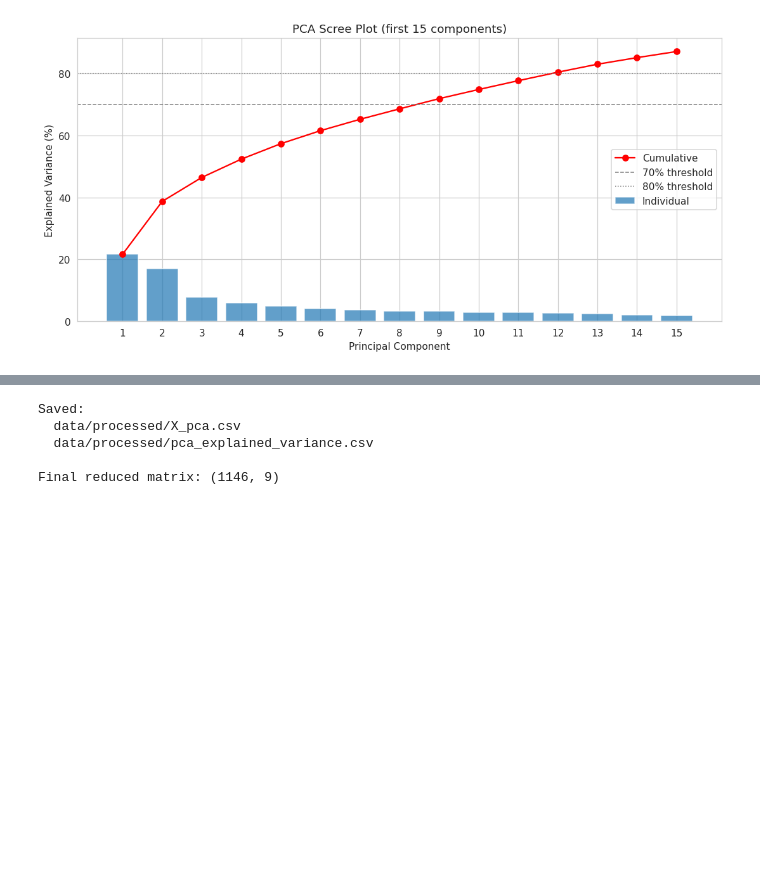
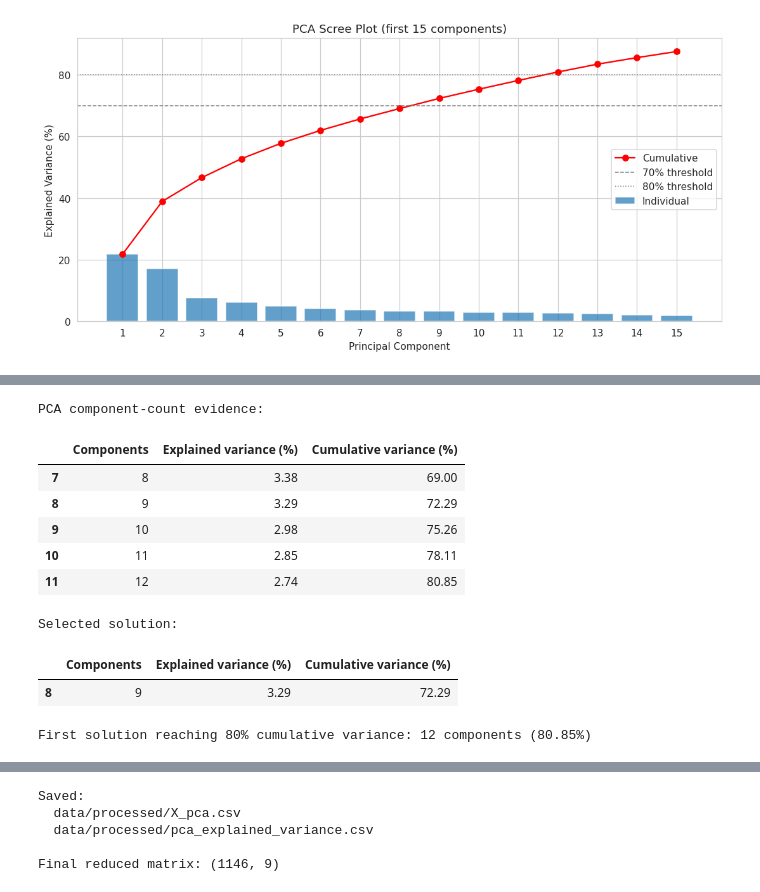
Before and after one commit to Massaquoi716/iu-unsupervisedML-caseStudy, a Jupyter notebook: notebooks/03_feature_engineering_dimensionality_reduction.ipynb, the cells around one changed output, grey strips where cells are left out. Drawn from its saved outputs; the diff is of its cells as text; code cells hidden in the pictures; blank space fills up the shorter version.

```diff
--- a/notebooks/03_feature_engineering_dimensionality_reduction.ipynb
+++ b/notebooks/03_feature_engineering_dimensionality_reduction.ipynb
@@ -301,0 +363,58 @@ Cumulative variance retained: 71.84%
+# %%
+
+# Cell 8c — Component-count evidence
+#
+# Compare cumulative explained variance across a wider range of
+# component counts. This provides explicit evidence for the chosen
+# dimensionality rather than relying only on the scree plot.
+
+component_counts = range(1, X_scaled.shape[1] + 1)
+
+component_evidence = pd.DataFrame({
+    'Components': list(component_counts),
+    'Explained variance (%)': explained * 100,
+    'Cumulative variance (%)': cumulative * 100
+})
+
+print("PCA component-count evidence:")
+display(
+    component_evidence[
+        component_evidence['Components'].isin(candidate_components)
+    ].round(2)
+)
+
+# Show the selected 9-component result explicitly
+nine_row = component_evidence[
+    component_evidence['Components'] == N_COMPONENTS_FINAL
+]
+
+print("\nSelected solution:")
+display(nine_row.round(2))
+
+# Show the first component count reaching 80% variance
+reaching_80 = component_evidence[
+    component_evidence['Cumulative variance (%)'] >= 80
+]
+
+if len(reaching_80) > 0:
+    first_80 = reaching_80.iloc[0]
+
+    print(
+        f"\nFirst solution reaching 80% cumulative variance: "
+        f"{int(first_80['Components'])} components "
+        f"({first_80['Cumulative variance (%)']:.2f}%)"
+    )
+else:
+    print("\nNo component count reaches 80% cumulative variance.")
+# %% [output]
+PCA component-count evidence:
+|  | Components | Explained variance (%) | Cumulative variance (%) |
+| 7 | 8 | 3.38 | 69.00 |
+| 8 | 9 | 3.29 | 72.29 |
+| 9 | 10 | 2.98 | 75.26 |
+| 10 | 11 | 2.85 | 78.11 |
+| 11 | 12 | 2.74 | 80.85 |
+Selected solution:
+|  | Components | Explained variance (%) | Cumulative variance (%) |
+| 8 | 9 | 3.29 | 72.29 |
+First solution reaching 80% cumulative variance: 12 components (80.85%)
```
Also changed, not shown: parts of 9 cells of this notebook, 4 other files.
